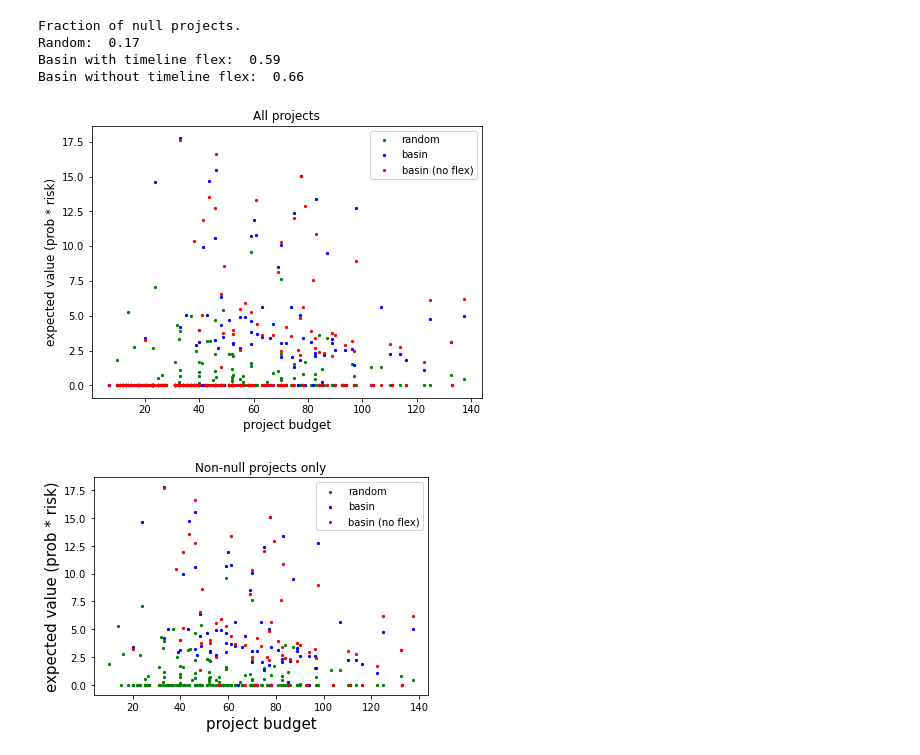
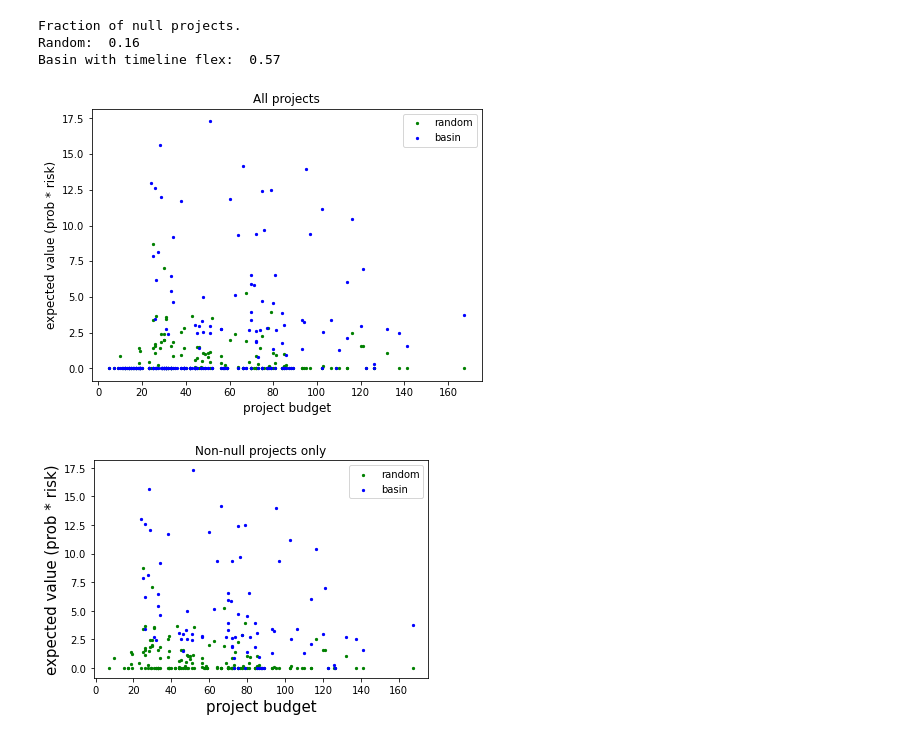
Before and after one commit to Superscriptus/SuperScript, a Jupyter notebook: analysis/initial_aws_simulations.ipynb, the cells around one changed output. Drawn from its saved outputs; the diff is of its cells as text; code cells hidden in the pictures.

```diff
--- a/analysis/initial_aws_simulations.ipynb
+++ b/analysis/initial_aws_simulations.ipynb
@@ -23,3 +21,6 @@ DATA_DIR = '../simulation_io/single_runs_010321/'
+# %%
+#DATA_DIR = '../simulation_io/single_runs_010321/'
+DATA_DIR = '../simulation_io/diagnostics_020321/'
 # %%
 import pickle
 import numpy as np
@@ -54,12 +55,11 @@ basin_w_flex
 print("Fraction of null projects.")
 print("Random: ", np.round(sum(random.null) / len(random), 2))
 print("Basin with timeline flex: ", np.round(sum(basin_w_flex.null) / len(basin_w_flex), 2))
-print("Basin without timeline flex: ", np.round(sum(basin_wo_flex.null) / len(basin_wo_flex), 2))
+#print("Basin without timeline flex: ", np.round(sum(basin_wo_flex.null) / len(basin_wo_flex), 2))
 # %% [output]
 Fraction of null projects.
-Random:  0.17
-Basin with timeline flex:  0.59
-Basin without timeline flex:  0.66
+Random:  0.16
+Basin with timeline flex:  0.57
 # %%
 fs = 12
 ps = 5
@@ -72,16 +72,16 @@ plt.scatter(basin_w_flex.budget,
             basin_w_flex.prob * basin_w_flex.risk,
             label='basin', color='blue', s=ps)
 
-plt.scatter(basin_wo_flex.budget,
-            basin_wo_flex.prob * basin_wo_flex.risk,
-            label='basin (no flex)', color='red', s=ps)
+# plt.scatter(basin_wo_flex.budget,
+#             basin_wo_flex.prob * basin_wo_flex.risk,
+#             label='basin (no flex)', color='red', s=ps)
 
 plt.xlabel("project budget", fontsize=fs)
 plt.ylabel("expected value (prob * risk)", fontsize=fs)
 plt.title("All projects")
 plt.legend();
 # %% [output]
-[figure, old version]
+[figure, new version]
 # %%
 random = random.loc[~random.null]
 basin_w_flex = basin_w_flex.loc[~basin_w_flex.null]
@@ -89,24 +89,24 @@ basin_wo_flex = basin_wo_flex.loc[~basin_wo_flex.null]
 # %%
 fs = 15
 ps = 5
 plt.scatter(random.budget,
             random.prob * random.risk,
             label='random', color='green', s=ps)
 
 plt.scatter(basin_w_flex.budget,
             basin_w_flex.prob * basin_w_flex.risk,
             label='basin', color='blue', s=ps)
 
-plt.scatter(basin_wo_flex.budget,
-            basin_wo_flex.prob * basin_wo_flex.risk,
-            label='basin (no flex)', color='red', s=ps)
+# plt.scatter(basin_wo_flex.budget,
+#             basin_wo_flex.prob * basin_wo_flex.risk,
+#             label='basin (no flex)', color='red', s=ps)
 
 plt.xlabel("project budget", fontsize=fs)
 plt.ylabel("expected value (prob * risk)", fontsize=fs)
 plt.title("Non-null projects only")
 plt.legend();
 # %% [output]
-[figure, old version]
+[figure, new version]
 # %%
 print("Mean probability of success.")
 print("Random: ", np.round(np.mean(random.prob), 2))
```
Also changed, not shown: parts of 11 cells of this notebook, 2 other files.
